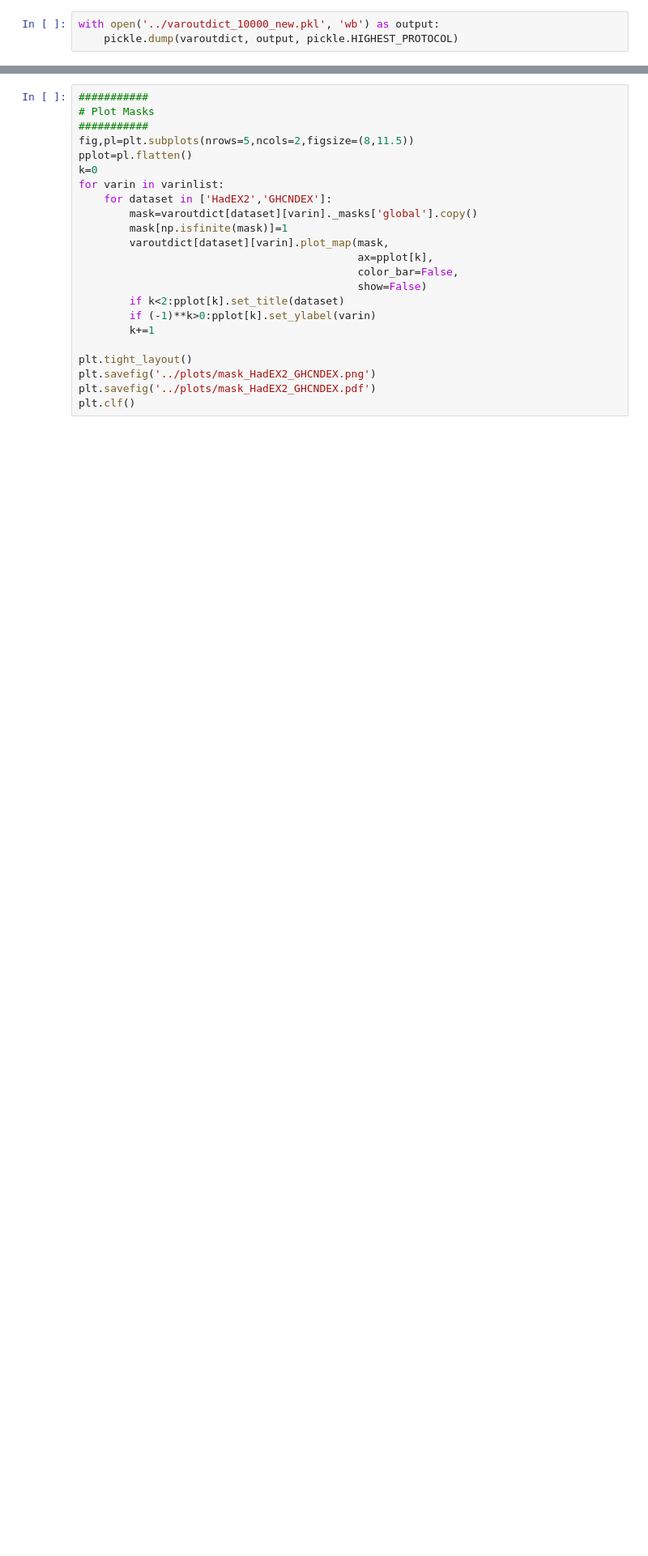
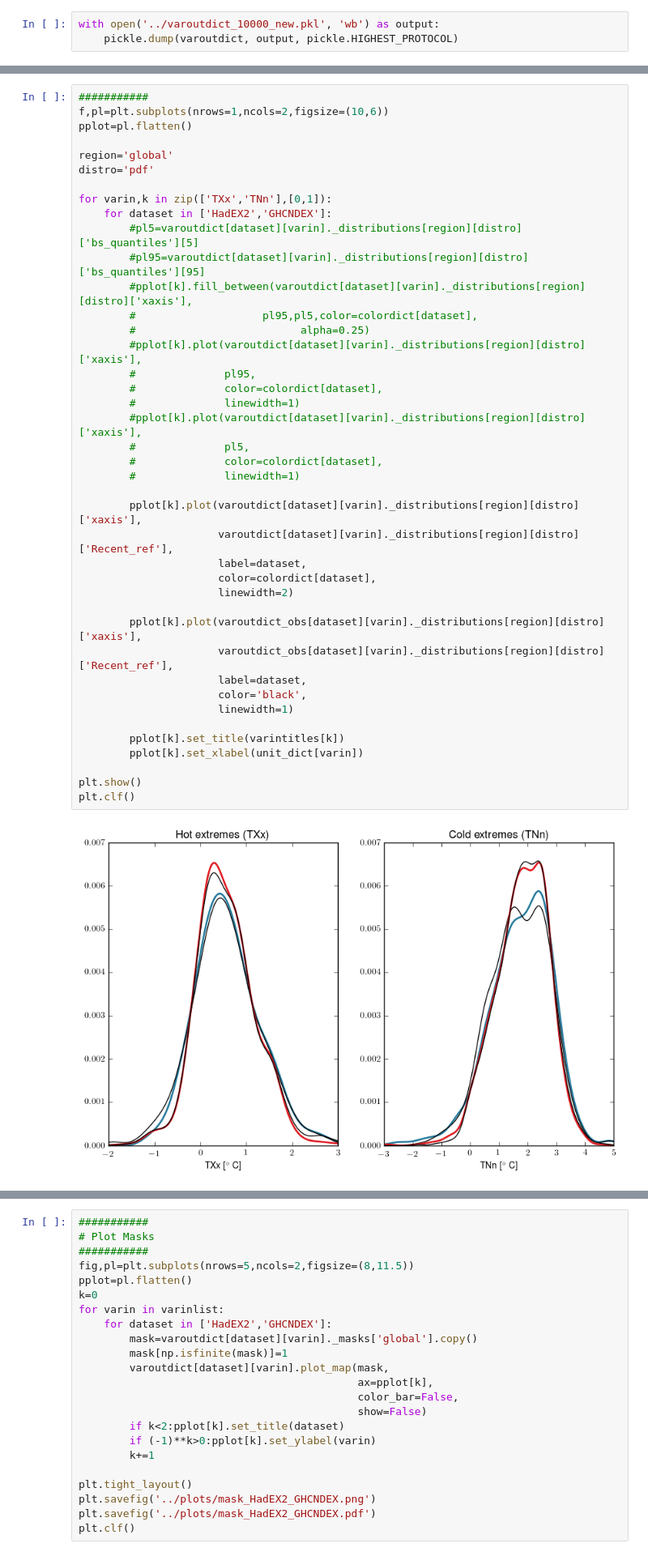
Before and after one commit to carlschleussner/pdf_processing, a Jupyter notebook: ERA_20CR_HadEx2_GHCND.ipynb, the cells around one changed output, grey strips where cells are left out. Shown: that part at 81% size. Cells and saved outputs as stored; diff of their text form; blank space fills up the shorter version.

```diff
--- a/ERA_20CR_HadEx2_GHCND.ipynb
+++ b/ERA_20CR_HadEx2_GHCND.ipynb
@@ -537,0 +533,43 @@ with open('../varoutdict_10000.pkl', 'rb') as input:
+# %%
+###########
+f,pl=plt.subplots(nrows=1,ncols=2,figsize=(10,6))
+pplot=pl.flatten()
+
+region='global'
+distro='pdf'
+
+for varin,k in zip(['TXx','TNn'],[0,1]):
+    for dataset in ['HadEX2','GHCNDEX']:
+        #pl5=varoutdict[dataset][varin]._distributions[region][distro]['bs_quantiles'][5]
+        #pl95=varoutdict[dataset][varin]._distributions[region][distro]['bs_quantiles'][95]
+        #pplot[k].fill_between(varoutdict[dataset][varin]._distributions[region][distro]['xaxis'],
+        #                    pl95,pl5,color=colordict[dataset],
+        #                          alpha=0.25)
+        #pplot[k].plot(varoutdict[dataset][varin]._distributions[region][distro]['xaxis'],
+        #              pl95,
+        #              color=colordict[dataset],
+        #              linewidth=1)
+        #pplot[k].plot(varoutdict[dataset][varin]._distributions[region][distro]['xaxis'],
+        #              pl5,
+        #              color=colordict[dataset],
+        #              linewidth=1)
+
+        pplot[k].plot(varoutdict[dataset][varin]._distributions[region][distro]['xaxis'],
+                      varoutdict[dataset][varin]._distributions[region][distro]['Recent_ref'],
+                      label=dataset,
+                      color=colordict[dataset],
+                      linewidth=2)
+
+        pplot[k].plot(varoutdict_obs[dataset][varin]._distributions[region][distro]['xaxis'],
+                      varoutdict_obs[dataset][varin]._distributions[region][distro]['Recent_ref'],
+                      label=dataset,
+                      color='black',
+                      linewidth=1)
+
+        pplot[k].set_title(varintitles[k])
+        pplot[k].set_xlabel(unit_dict[varin])
+
+plt.show()
+plt.clf()
+# %% [output]
+[figure, added]
```
Also changed, not shown: parts of 19 cells of this notebook, 14 other files.
